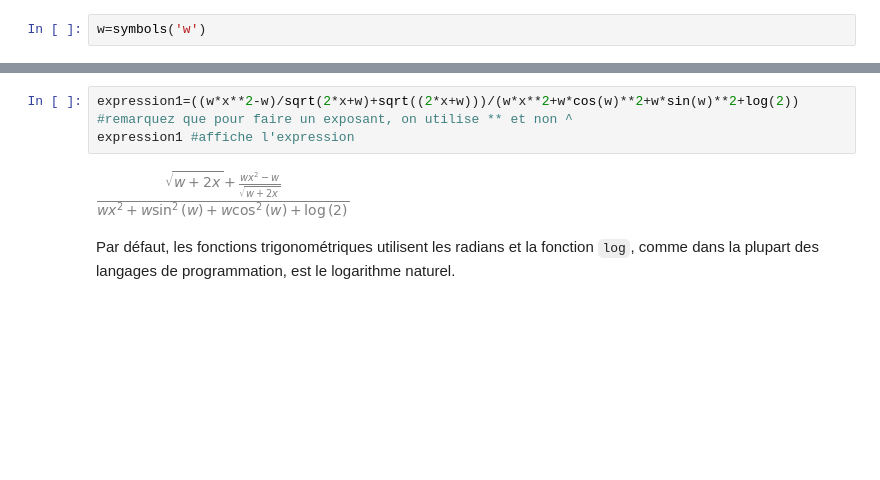
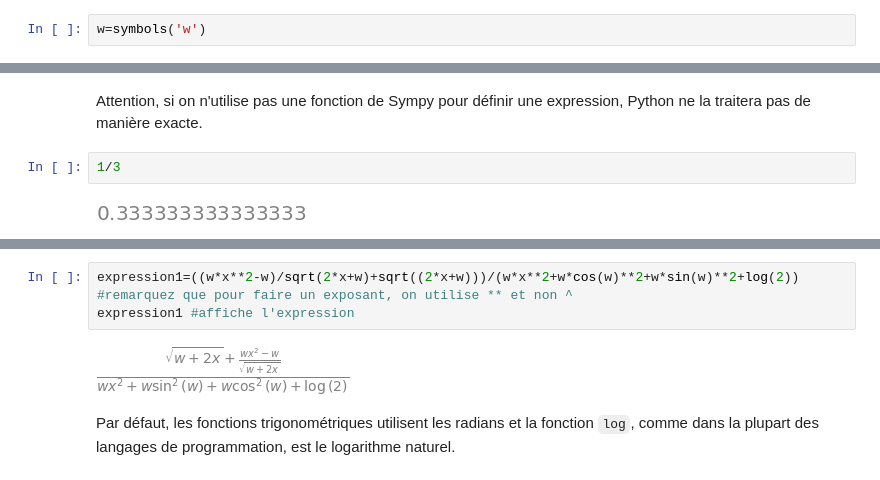
Before and after one commit to marcelie8/SympyCegep, a Jupyter notebook: IntroSympy.ipynb, the cells around one changed output, grey strips where cells are left out. Cells and saved outputs as stored; diff of their text form; blank space fills up the shorter version.

```diff
--- a/IntroSympy.ipynb
+++ b/IntroSympy.ipynb
@@ -34,0 +45,6 @@ w=symbols('w')
+# %% [markdown]
+Attention, si on n'utilise pas une fonction de Sympy pour définir une expression, Python ne la traitera pas de manière exacte.
+# %%
+1/3
+# %% [output]
+[figure, added]
```
Also changed, not shown: parts of 36 cells of this notebook, 1 other file.
